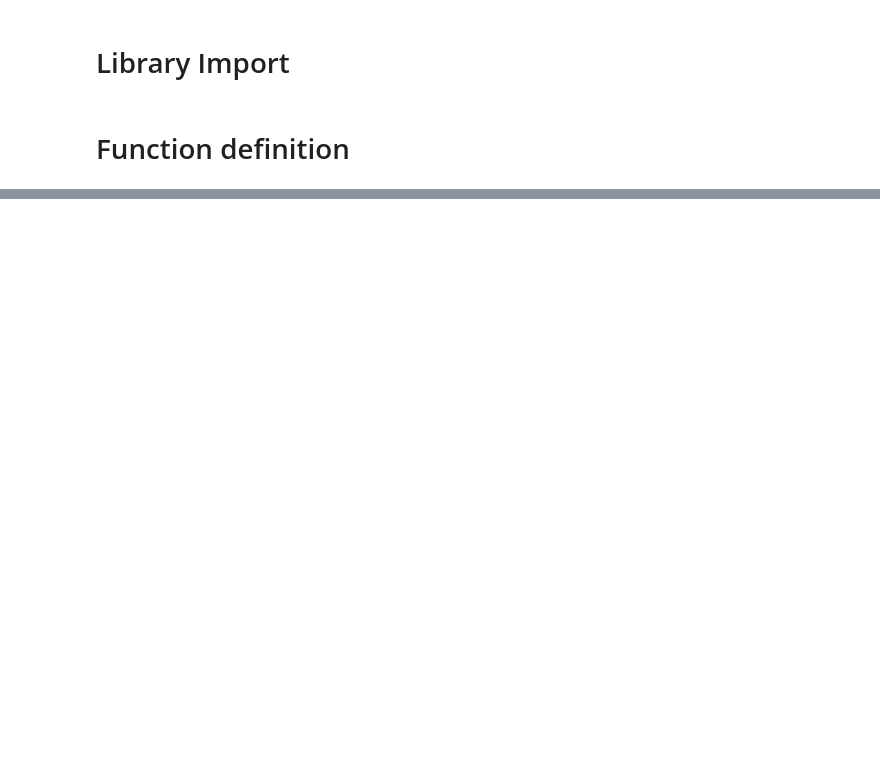
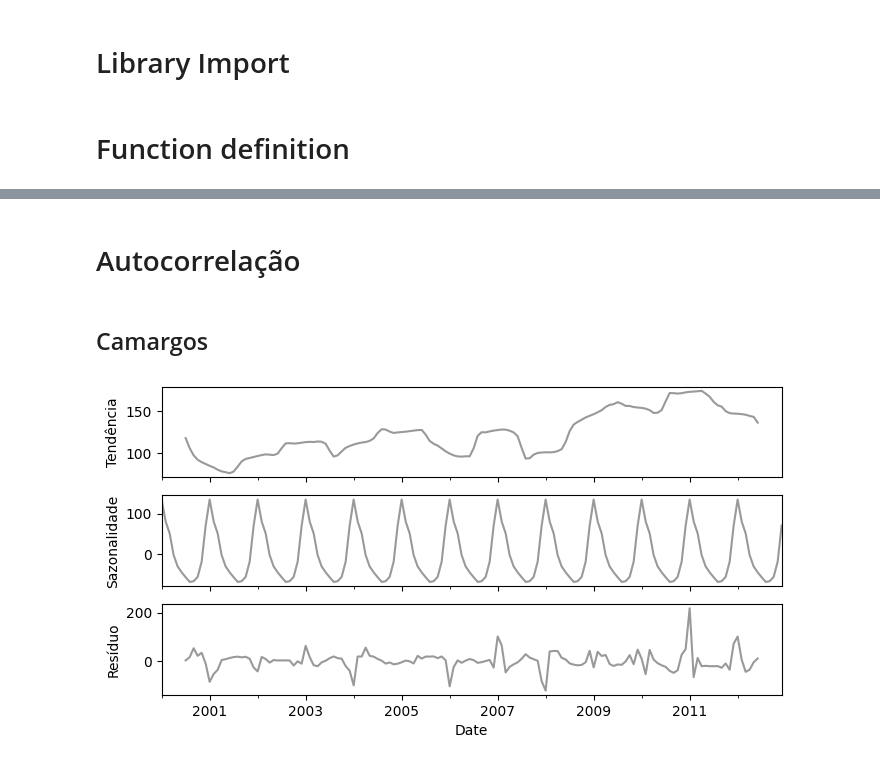
Before and after one commit to thiagolopes97/E-TUNI_NARMAX_RIVER, a Jupyter notebook: Notebook/EDA_Analysis.ipynb, the cells around one changed output, grey strips where cells are left out. Drawn from its saved outputs; the diff is of its cells as text; code cells hidden in the pictures; blank space fills up the shorter version.

```diff
--- a/Notebook/EDA_Analysis.ipynb
+++ b/Notebook/EDA_Analysis.ipynb
@@ -260,0 +285,23 @@ Coeficiente de Hurst = 0.572
+# %% [markdown]
+# Autocorrelação
+# %%
+time_point = '2000-01-01'
+period = 12
+# %% [markdown]
+## Camargos
+# %%
+result=seasonal_decompose(df[df['Date'] >= time_point]['Camargos'], model='aditive', period=period)
+
+fig, axes = plt.subplots(3, 1,figsize=(8,4), sharex=True)
+
+result.trend.plot(ax=axes[0], legend=False, color='#999')
+axes[0].set_ylabel('Tendência')
+result.seasonal.plot(ax=axes[1], legend=False, color='#999')
+axes[1].set_ylabel('Sazonalidade')
+result.resid.plot(ax=axes[2], legend=False, color='#999')
+axes[2].set_ylabel('Resíduo')
+
+plt.savefig(f'Components Time Series - Camargos.png', format='png')
+plt.show()
+# %% [output]
+[figure, added]
```
Also changed, not shown: parts of 36 cells of this notebook.
